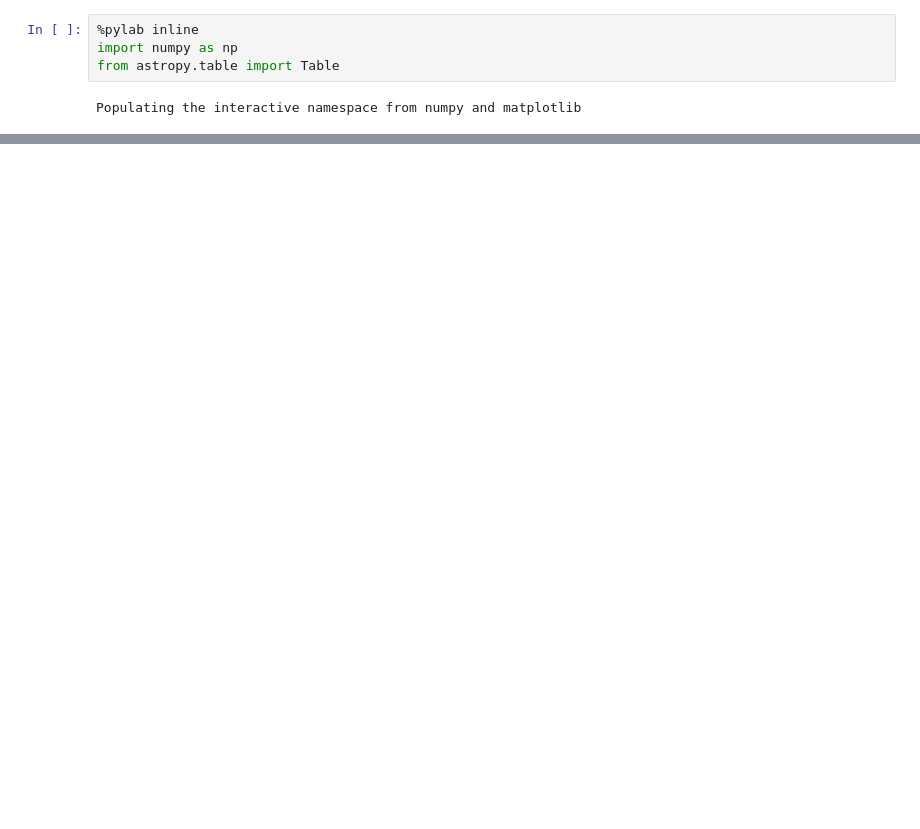
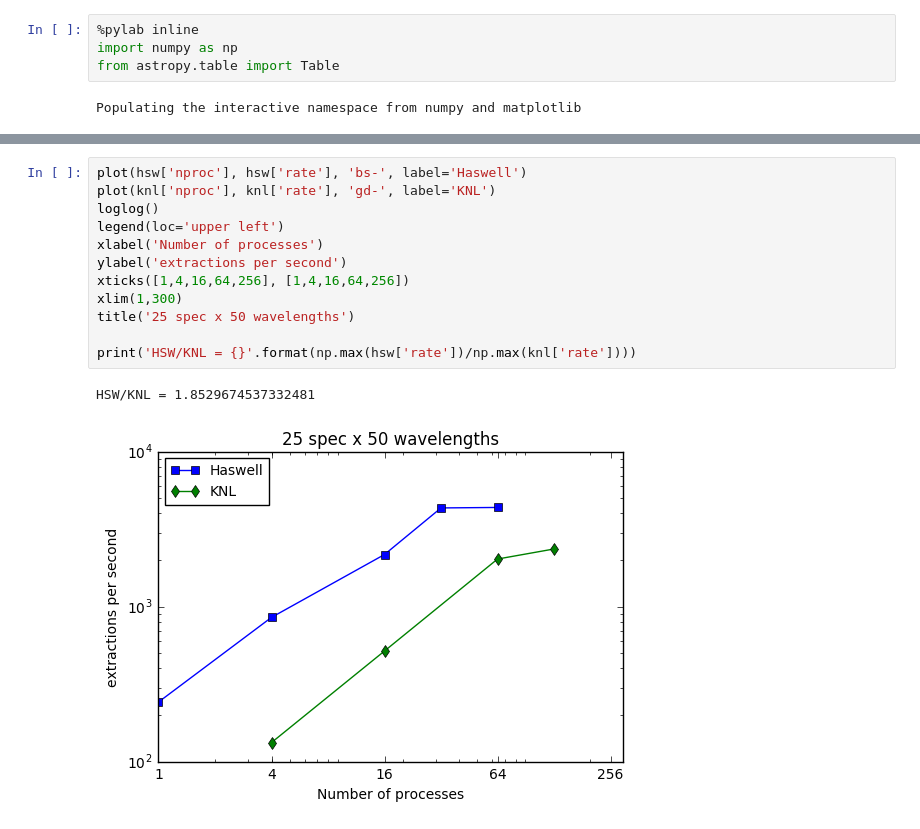
Before and after one commit to sbailey/knltest, a Jupyter notebook: doc/extract.ipynb, the cells around one changed output, grey strips where cells are left out. Cells and saved outputs as stored; diff of their text form; blank space fills up the shorter version.

```diff
--- a/doc/extract.ipynb
+++ b/doc/extract.ipynb
@@ -108,0 +128,15 @@ np.max(knl_mp['rate']), np.max(hsw_mp['rate'])
+# %%
+plot(hsw['nproc'], hsw['rate'], 'bs-', label='Haswell')
+plot(knl['nproc'], knl['rate'], 'gd-', label='KNL')
+loglog()
+legend(loc='upper left')
+xlabel('Number of processes')
+ylabel('extractions per second')
+xticks([1,4,16,64,256], [1,4,16,64,256])
+xlim(1,300)
+title('25 spec x 50 wavelengths')
+
+print('HSW/KNL = {}'.format(np.max(hsw['rate'])/np.max(knl['rate'])))
+# %% [output]
+HSW/KNL = 1.8529674537332481
+[figure, added]
```
Also changed, not shown: parts of 12 cells of this notebook, 9 other files.
